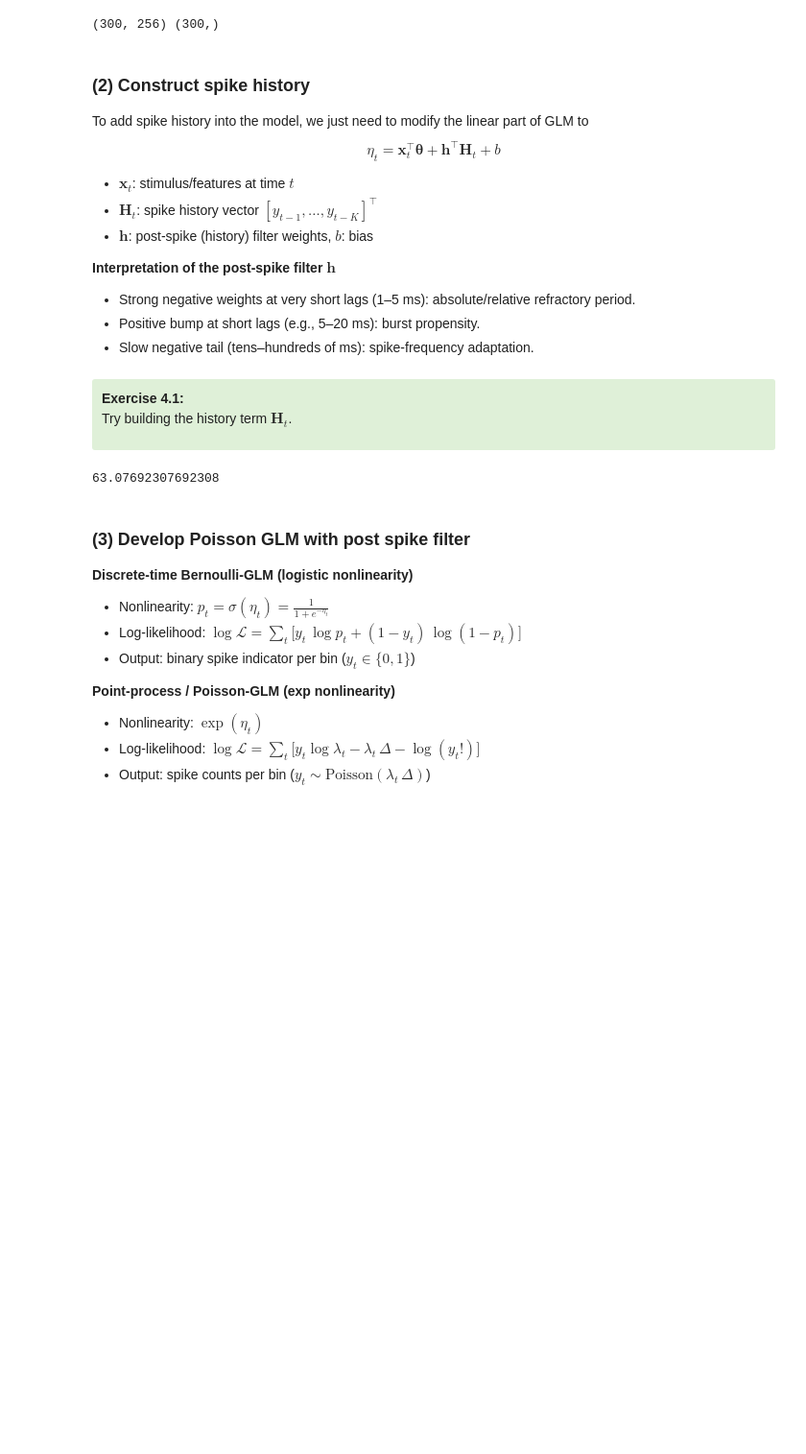
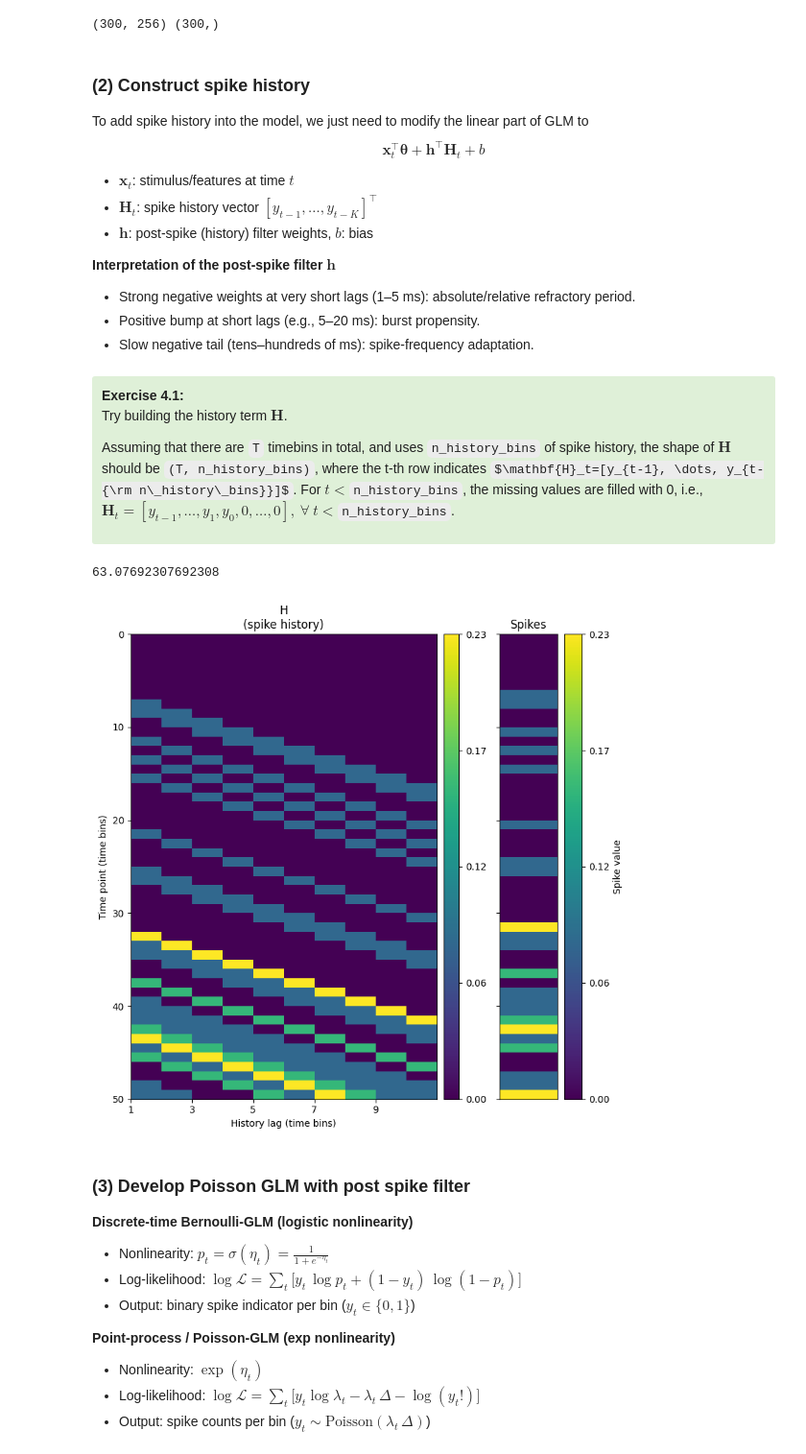
Before and after one commit to NeuralCoding-Lab/BSAI, a Jupyter notebook: tutorials/week4_GLM/week4_GLM_tutorial.ipynb, the cells around one changed output. Shown at 96% size. Cells and saved outputs as stored; diff of their text form; code cells hidden in the pictures; some formulas as TeX source; blank space fills up the shorter version.

```diff
--- a/tutorials/week4_GLM/week4_GLM_tutorial.ipynb
+++ b/tutorials/week4_GLM/week4_GLM_tutorial.ipynb
@@ -845,7 +921,7 @@ print(stim_data.shape, spike_data.shape)
 ### (2) Construct spike history
 
 To add spike history into the model, we just need to modify the linear part of GLM to
-$$\eta_t = \mathbf{x}_t^\top \boldsymbol{\theta} + \mathbf{h}^\top \mathbf{H}_t + b$$
+$$\mathbf{x}_t^\top \boldsymbol{\theta} + \mathbf{h}^\top \mathbf{H}_t + b$$
 - $\mathbf{x}_t$: stimulus/features at time $t$
 - $\mathbf{H}_t$: spike history vector $[y_{t-1},\dots,y_{t-K}]^\top$
 - $\mathbf{h}$: post-spike (history) filter weights, $b$: bias
@@ -858,29 +934,31 @@ $$\eta_t = \mathbf{x}_t^\top \boldsymbol{\theta} + \mathbf{h}^\top \mathbf{H}_t
 <div style="background: #DFF0D8; border-radius: 3px; padding: 10px;">
 <b>Exercise 4.1:</b>
 
-Try building the history term $\mathbf{H}_t$.
+Try building the history term $\mathbf{H}$.
+
+Assuming that there are `T` timebins in total, and uses `n_history_bins` of spike history, the shape of $\mathbf{H}$ should be `(T, n_history_bins)`, where the t-th row indicates $\mathbf{H}_t=[y_{t-1}, \dots, y_{t-{\rm n\_history\_bins}}]$. For $t<$`n_history_bins`, the missing values are filled with 0, i.e., $\mathbf{H}_t=[y_{t-1}, \dots, y_1, y_0, 0, \dots, 0],\ \forall\ t<$`n_history_bins`.
 
 </div>
 # %%
 def make_post_spike_matrix(spikes, n_history_bins):
     '''
     Construct a matrix of post-spike history terms.
     spikes: (T,) array of spike counts (0 or 1 for simplicity)
     n_history_bins: number of bins for spike history
     Returns:
         H: (T, n_history_bins) matrix, each column is spike count at lag k
     '''
     T = len(spikes)
     H = np.zeros((T, n_history_bins))
-    # ... # your code here
-    for k in range(1, n_history_bins+1):
-        H[k:, k-1] = spikes[:-k]
+    ... # your code here
     return H
 
 H = make_post_spike_matrix(spike_data, n_history_bins=10)
 print(H.sum())
+plot_history_matrices(H, spike_data, nt=50, t0=100)
 # %% [output]
 63.07692307692308
+[figure, added]
 # %% [markdown]
 ### (3) Develop Poisson GLM with post spike filter
 
```
Also changed, not shown: parts of 35 cells of this notebook, 3 other files.
